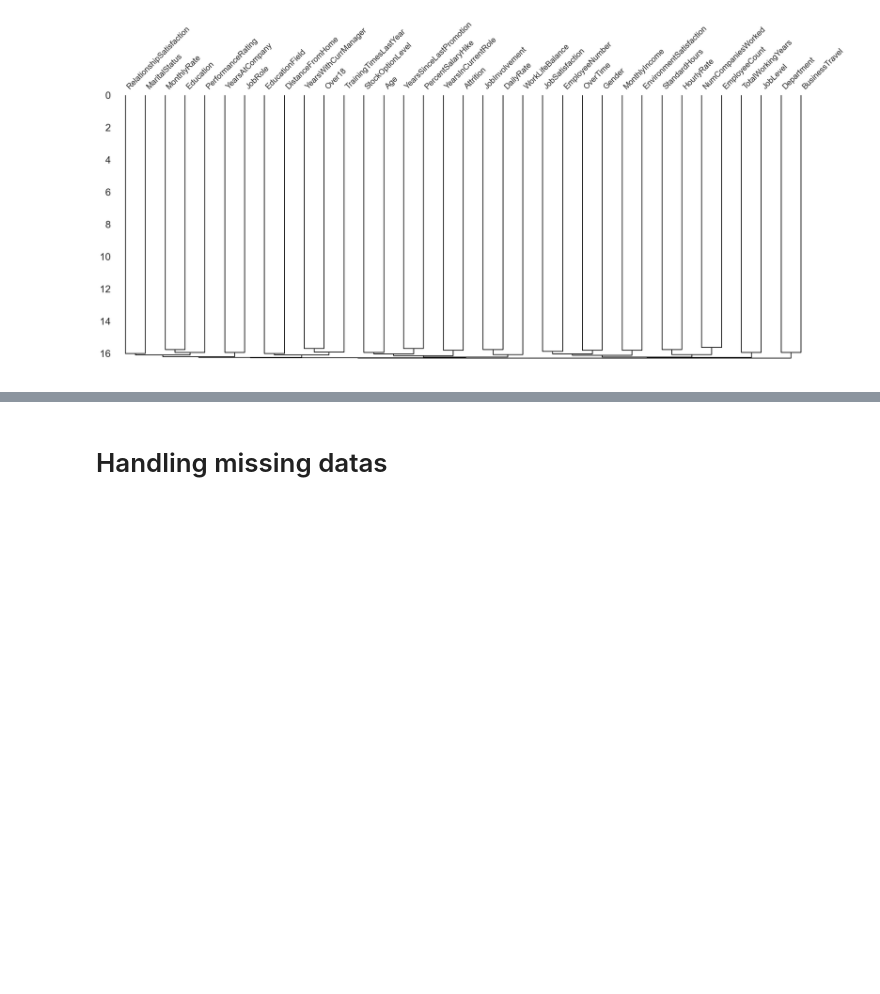
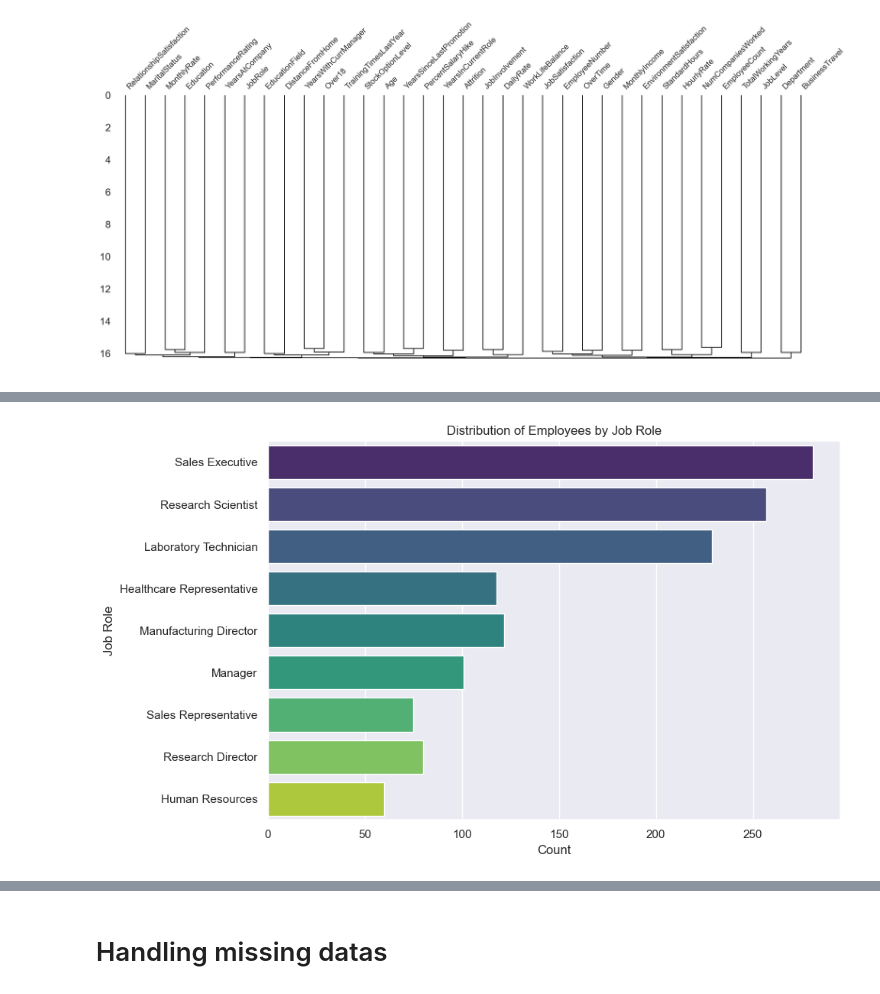
Before and after one commit to Sba23037/CristinaPriolo_Sba23037_Lvl8_CA2_Integrated, a Jupyter notebook: CristinaPriolo_Sba23037_Lvl8_CA2_Integrated.ipynb, the cells around one changed output, grey strips where cells are left out. Cells and saved outputs as stored; diff of their text form; code cells hidden in the pictures; blank space fills up the shorter version.

```diff
--- a/CristinaPriolo_Sba23037_Lvl8_CA2_Integrated.ipynb
+++ b/CristinaPriolo_Sba23037_Lvl8_CA2_Integrated.ipynb
@@ -175,0 +201,10 @@ The higher distribution of the age is between 30/40 years old
+# %%
+plt.figure(figsize=(10, 6))
+sns.countplot(data=dataset, y='JobRole', palette='viridis')
+plt.title('Distribution of Employees by Job Role')
+plt.xlabel('Count')
+plt.ylabel('Job Role')
+plt.tight_layout()
+plt.show()
+# %% [output]
+[figure, added]
```
Also changed, not shown: parts of 16 cells of this notebook.
